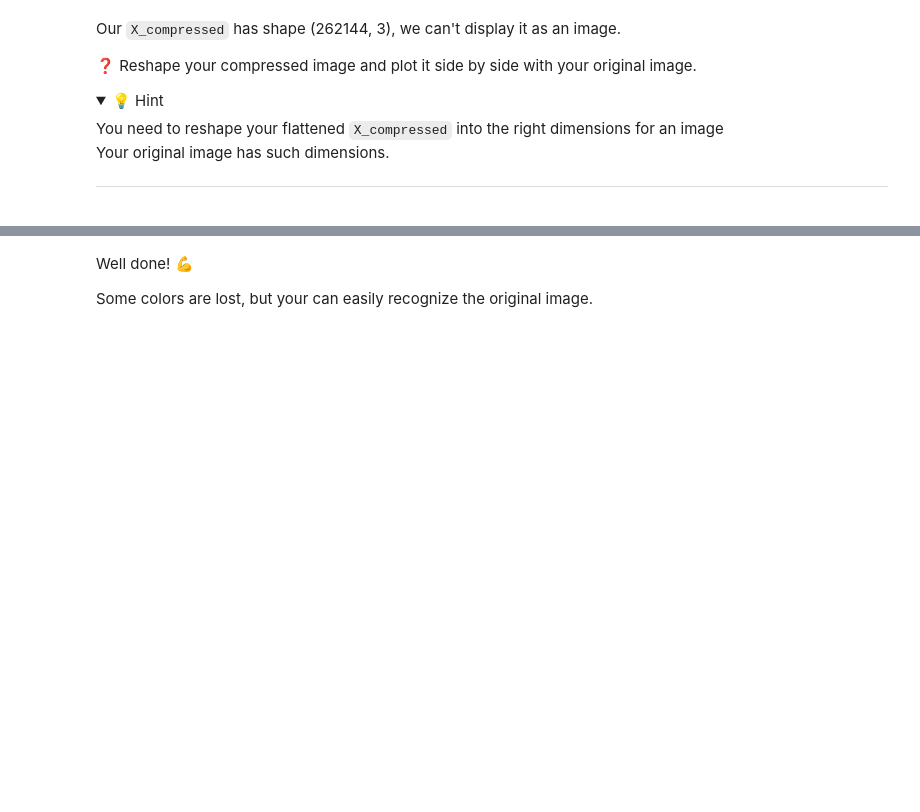
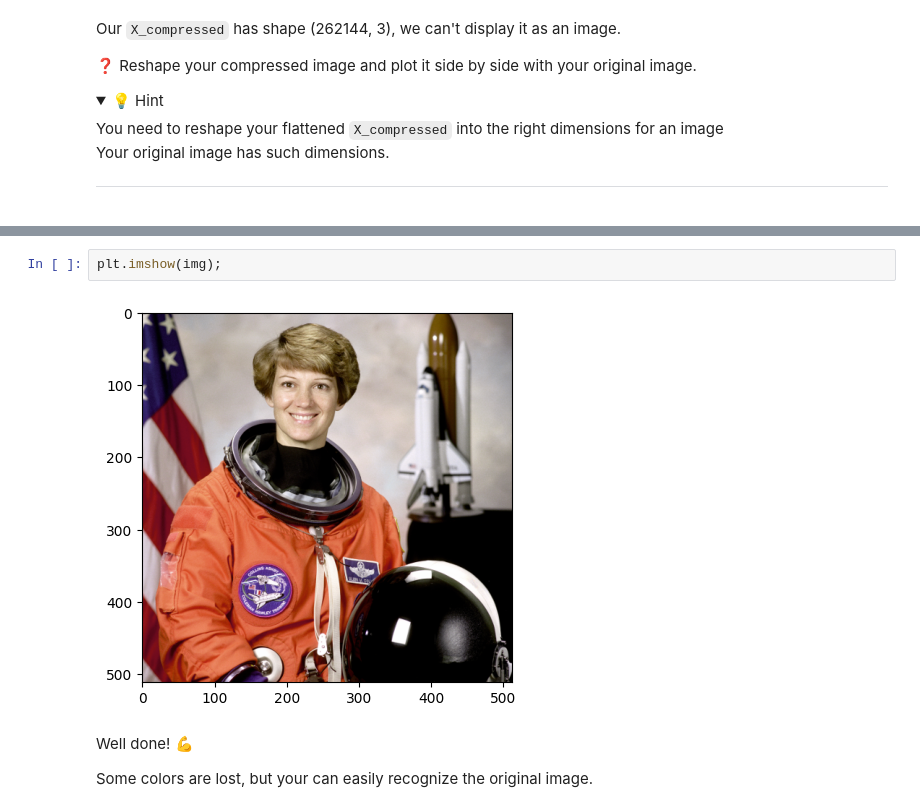
Before and after one commit to RRastronaut/data-image-compression, a Jupyter notebook: image_compression.ipynb, the cells around one changed output, grey strips where cells are left out. Cells and saved outputs as stored; diff of their text form; folded sections open; blank space fills up the shorter version.

```diff
--- a/image_compression.ipynb
+++ b/image_compression.ipynb
@@ -210,3 +313,7 @@ Your original image has such dimensions.
+# %%
+plt.imshow(img);
+# %% [output]
+[figure, added]
 # %% [markdown]
 Well done! 💪
 
```
Also changed, not shown: parts of 28 cells of this notebook.
